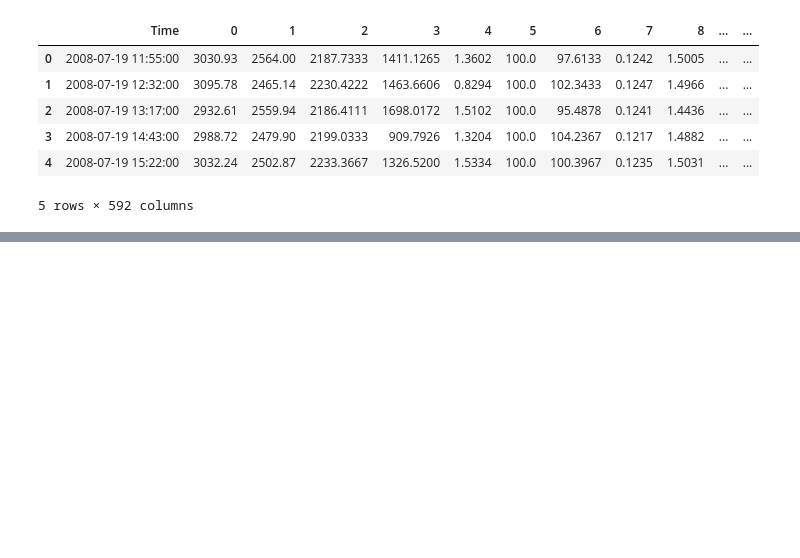
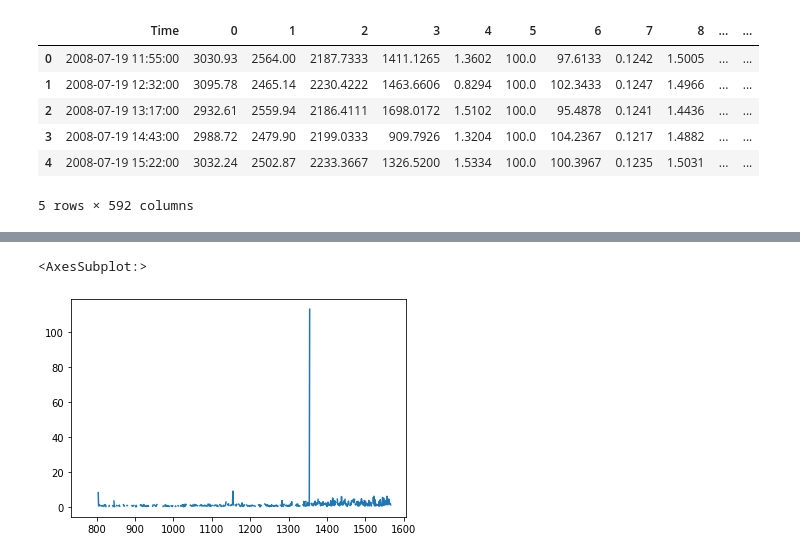
Before and after one commit to mickey390390/UCI_SECOM_dataset, a Jupyter notebook: EDA.ipynb, the cells around one changed output, grey strips where cells are left out. Saved outputs shown, nothing was run; the diff lists cells and outputs as text; code cells hidden in the pictures; blank space fills up the shorter version.

```diff
--- a/EDA.ipynb
+++ b/EDA.ipynb
@@ -14,0 +93,6 @@ test_df.head()
+# %%
+# 欠損値65%
+all_df['517'].plot()
+# %% [output]
+<AxesSubplot:>
+[figure, added]
```
Also changed, not shown: parts of 36 cells of this notebook.
